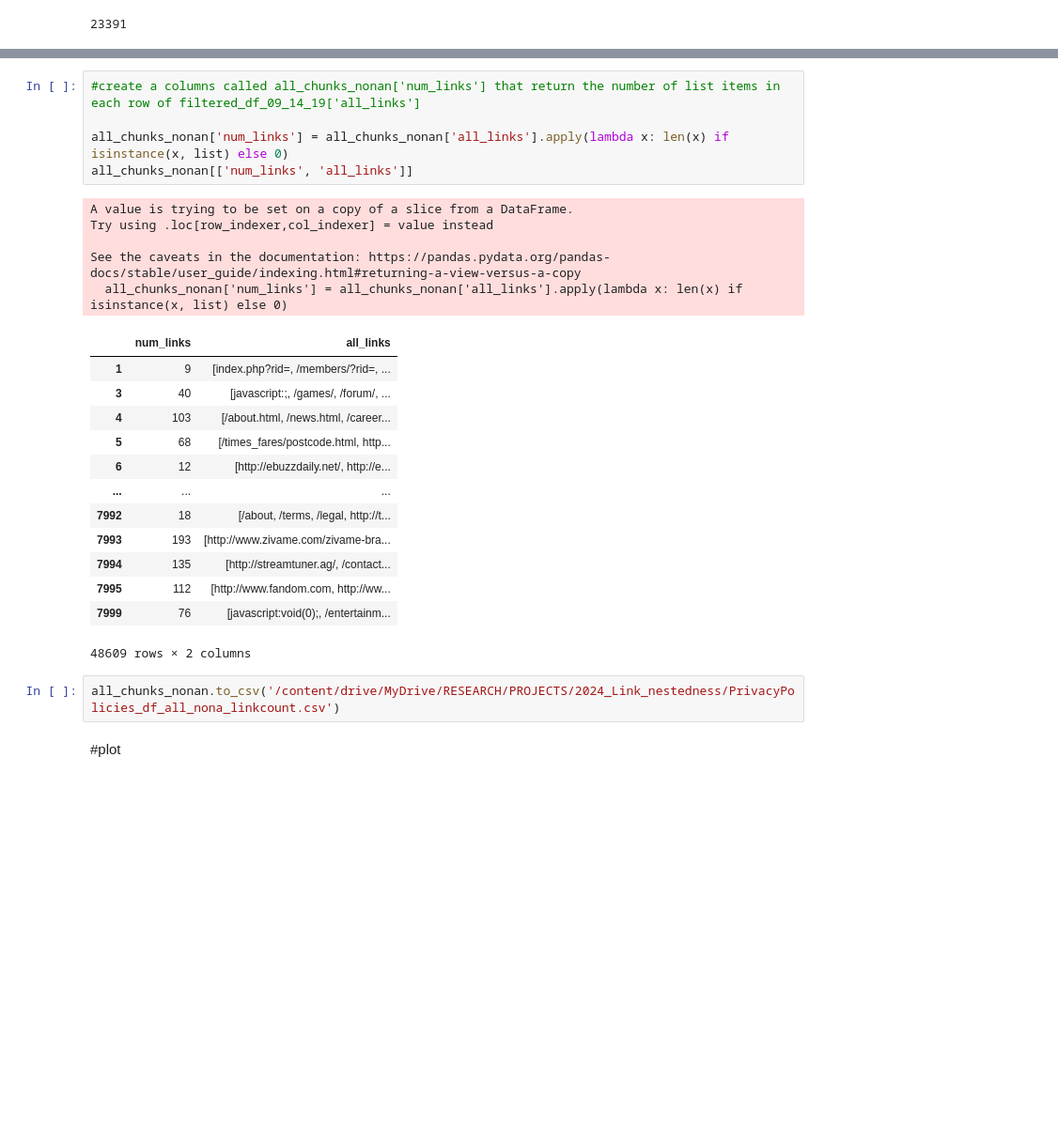
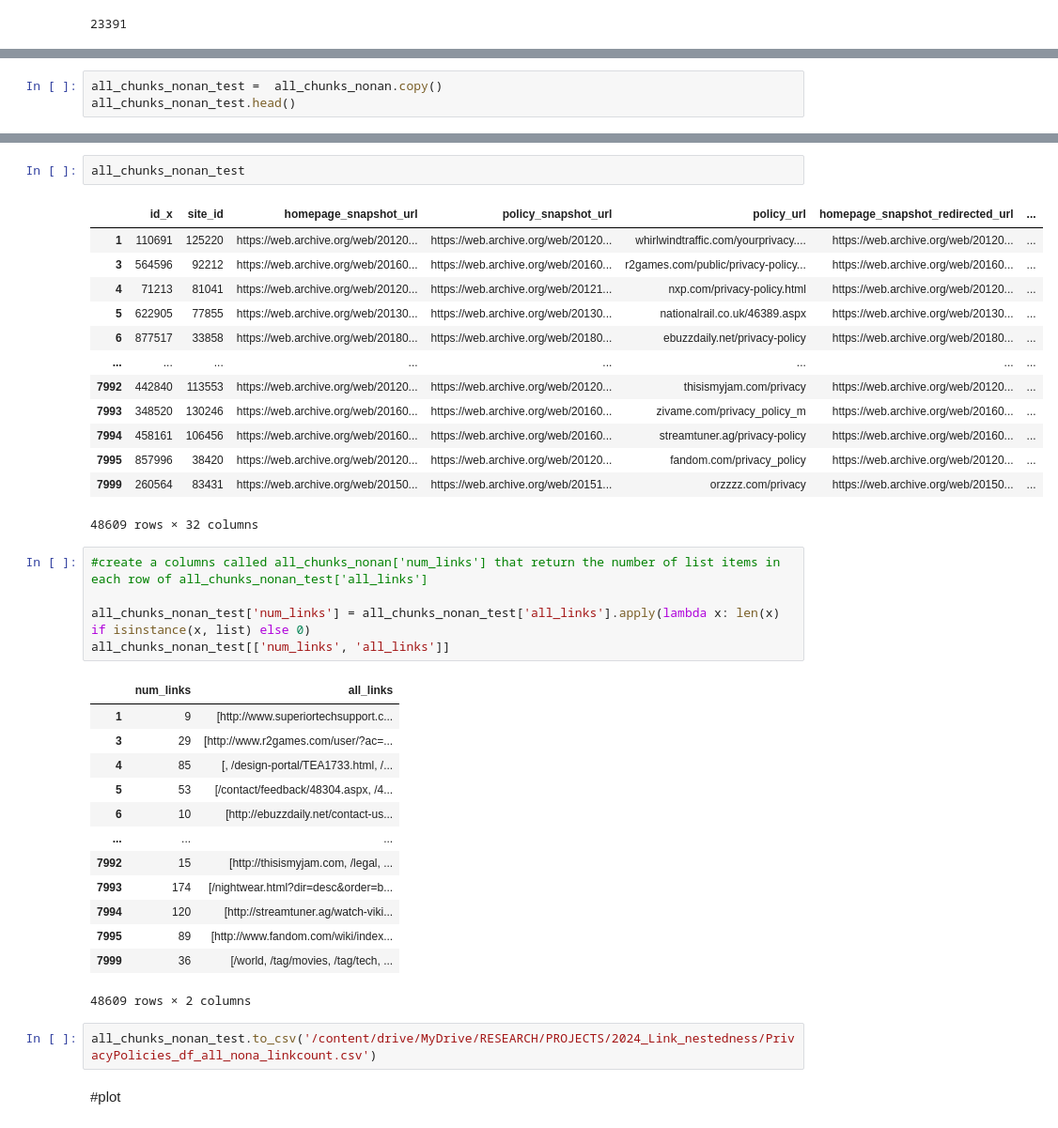
Before and after one commit to maxwang12/web-scraper-to-count-hyperlinks-in-online-privacy-policies, a Jupyter notebook: 2024_Count_Clean_Links.ipynb, the cells around one changed output, grey strips where cells are left out. Shown at 94% size. Saved outputs shown, nothing was run; the diff lists cells and outputs as text; blank space fills up the shorter version.

```diff
--- a/2024_Count_Clean_Links.ipynb
+++ b/2024_Count_Clean_Links.ipynb
@@ -64,0 +65,3 @@ memory usage: 12.6+ MB
+# %%
+all_chunks_nonan_test =  all_chunks_nonan.copy()
+all_chunks_nonan_test.head()
@@ -110,29 +146,40 @@ Name: all_links, Length: 48609, dtype: object
+# %%
+all_chunks_nonan_test
+# %% [output]
+|  | id_x | site_id | homepage_snapshot_url | policy_snapshot_url | policy_url | homepage_snapshot_redirected_url | ... |
+| 1 | 110691 | 125220 | https://web.archive.org/web/20120... | https://web.archive.org/web/20120... | whirlwindtraffic.com/yourprivacy.... | https://web.archive.org/web/20120... | ... |
+| 3 | 564596 | 92212 | https://web.archive.org/web/20160... | https://web.archive.org/web/20160... | r2games.com/public/privacy-policy... | https://web.archive.org/web/20160... | ... |
+| 4 | 71213 | 81041 | https://web.archive.org/web/20120... | https://web.archive.org/web/20121... | nxp.com/privacy-policy.html | https://web.archive.org/web/20120... | ... |
+| 5 | 622905 | 77855 | https://web.archive.org/web/20130... | https://web.archive.org/web/20130... | nationalrail.co.uk/46389.aspx | https://web.archive.org/web/20130... | ... |
+| 6 | 877517 | 33858 | https://web.archive.org/web/20180... | https://web.archive.org/web/20180... | ebuzzdaily.net/privacy-policy | https://web.archive.org/web/20180... | ... |
+| ... | ... | ... | ... | ... | ... | ... | ... |
+| 7992 | 442840 | 113553 | https://web.archive.org/web/20120... | https://web.archive.org/web/20120... | thisismyjam.com/privacy | https://web.archive.org/web/20120... | ... |
+| 7993 | 348520 | 130246 | https://web.archive.org/web/20160... | https://web.archive.org/web/20160... | zivame.com/privacy_policy_m | https://web.archive.org/web/20160... | ... |
+| 7994 | 458161 | 106456 | https://web.archive.org/web/20160... | https://web.archive.org/web/20160... | streamtuner.ag/privacy-policy | https://web.archive.org/web/20160... | ... |
+| 7995 | 857996 | 38420 | https://web.archive.org/web/20120... | https://web.archive.org/web/20120... | fandom.com/privacy_policy | https://web.archive.org/web/20120... | ... |
+| 7999 | 260564 | 83431 | https://web.archive.org/web/20150... | https://web.archive.org/web/20151... | orzzzz.com/privacy | https://web.archive.org/web/20150... | ... |
+48609 rows × 32 columns
 # %%
-#create a columns called all_chunks_nonan['num_links'] that return the number of list items in each row of filtered_df_09_14_19['all_links']
+#create a columns called all_chunks_nonan['num_links'] that return the number of list items in each row of all_chunks_nonan_test['all_links']
 
-all_chunks_nonan['num_links'] = all_chunks_nonan['all_links'].apply(lambda x: len(x) if isinstance(x, list) else 0)
-all_chunks_nonan[['num_links', 'all_links']]
+all_chunks_nonan_test['num_links'] = all_chunks_nonan_test['all_links'].apply(lambda x: len(x) if isinstance(x, list) else 0)
+all_chunks_nonan_test[['num_links', 'all_links']]
 # %% [output]
+|  | num_links | all_links |
+| 1 | 9 | [http://www.superiortechsupport.c... |
+| 3 | 29 | [http://www.r2games.com/user/?ac=... |
+| 4 | 85 | [, /design-portal/TEA1733.html, /... |
+| 5 | 53 | [/contact/feedback/48304.aspx, /4... |
+| 6 | 10 | [http://ebuzzdaily.net/contact-us... |
+| ... | ... | ... |
+| 7992 | 15 | [http://thisismyjam.com, /legal, ... |
+| 7993 | 174 | [/nightwear.html?dir=desc&order=b... |
+| 7994 | 120 | [http://streamtuner.ag/watch-viki... |
+| 7995 | 89 | [http://www.fandom.com/wiki/index... |
+| 7999 | 36 | [/world, /tag/movies, /tag/tech, ... |
-A value is trying to be set on a copy of a slice from a DataFrame.
-Try using .loc[row_indexer,col_indexer] = value instead
-
-See the caveats in the documentation: https://pandas.pydata.org/pandas-docs/stable/user_guide/indexing.html#returning-a-view-versus-a-copy
-  all_chunks_nonan['num_links'] = all_chunks_nonan['all_links'].apply(lambda x: len(x) if isinstance(x, list) else 0)
+48609 rows × 2 columns
-|  | num_links | all_links |
-| 1 | 9 | [index.php?rid=, /members/?rid=, ... |
-| 3 | 40 | [javascript:;, /games/, /forum/, ... |
-| 4 | 103 | [/about.html, /news.html, /career... |
-| 5 | 68 | [/times_fares/postcode.html, http... |
-| 6 | 12 | [http://ebuzzdaily.net/, http://e... |
-| ... | ... | ... |
-| 7992 | 18 | [/about, /terms, /legal, http://t... |
-| 7993 | 193 | [http://www.zivame.com/zivame-bra... |
-| 7994 | 135 | [http://streamtuner.ag/, /contact... |
-| 7995 | 112 | [http://www.fandom.com, http://ww... |
-| 7999 | 76 | [javascript:void(0);, /entertainm... |
-48609 rows × 2 columns
 # %%
-all_chunks_nonan.to_csv('/content/drive/MyDrive/RESEARCH/PROJECTS/2024_Link_nestedness/PrivacyPolicies_df_all_nona_linkcount.csv')
+all_chunks_nonan_test.to_csv('/content/drive/MyDrive/RESEARCH/PROJECTS/2024_Link_nestedness/PrivacyPolicies_df_all_nona_linkcount.csv')
 # %% [markdown]
 #plot
 # %%
```
Also changed, not shown: parts of 11 cells of this notebook.
